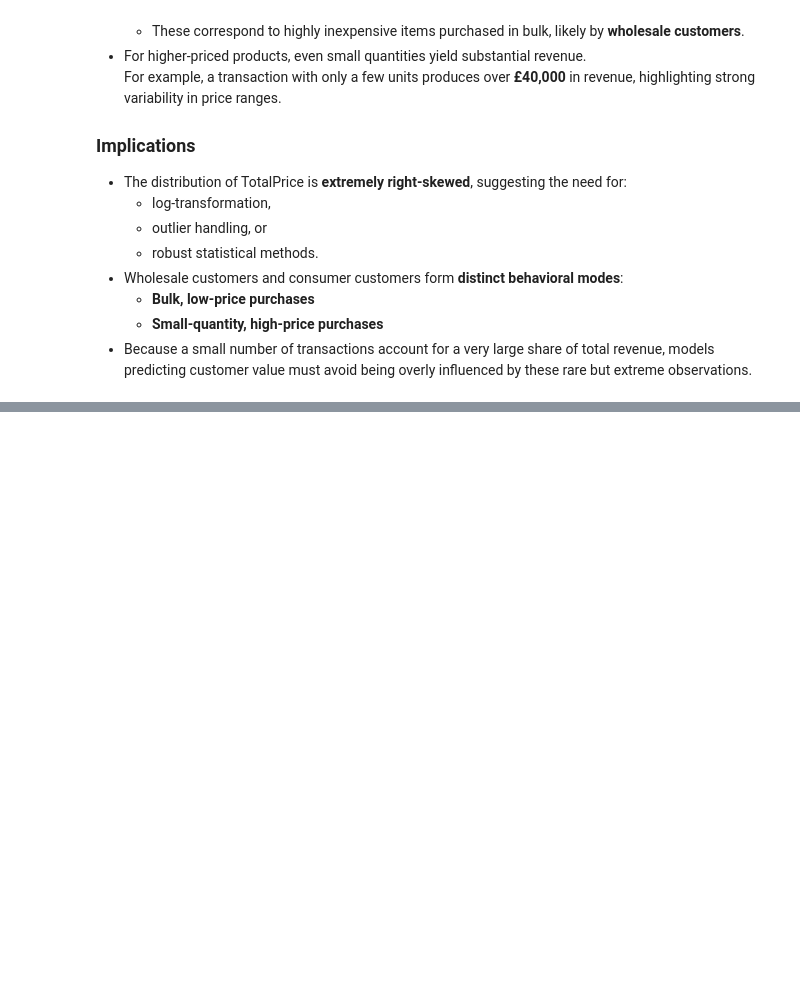
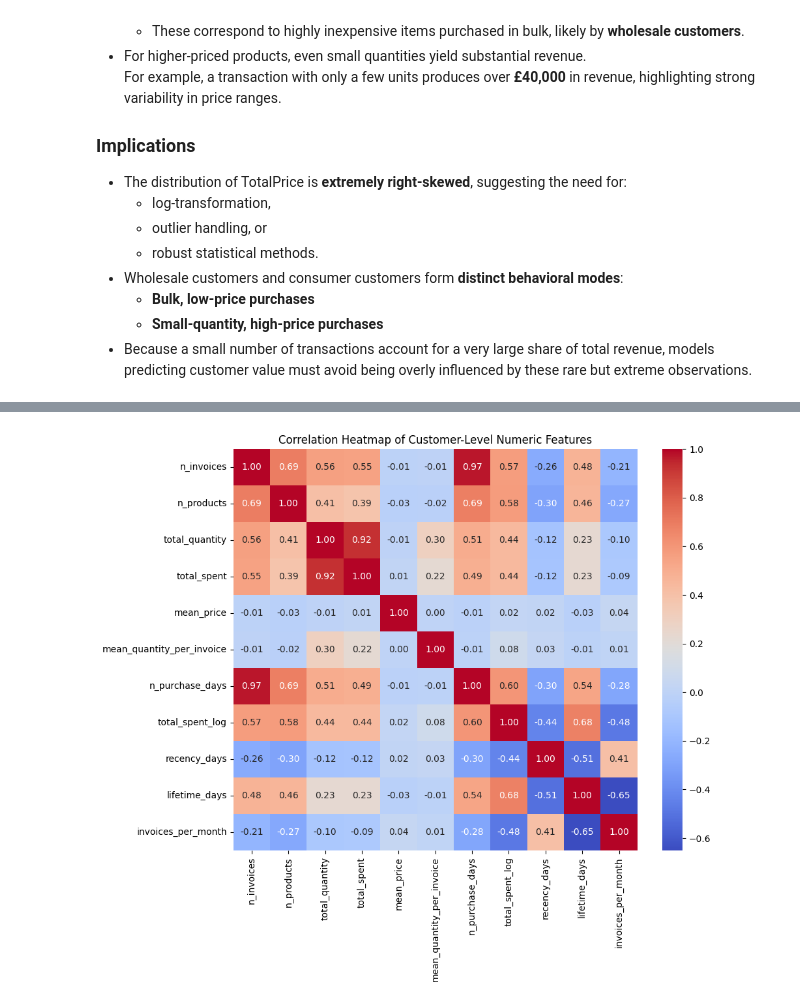
Before and after one commit to jz024/online_retail, a Jupyter notebook: final_project.ipynb, the cells around one changed output, grey strips where cells are left out. Saved outputs shown, nothing was run; the diff lists cells and outputs as text; code cells hidden in the pictures; blank space fills up the shorter version.

```diff
--- a/final_project.ipynb
+++ b/final_project.ipynb
@@ -158,2 +161,4 @@ df["InvoiceMonth"] = df["InvoiceDate"].dt.to_period("M")
 # %%
-df["InvoiceDateOnly"] = df["InvoiceDate"].dt.date
+df_clean["InvoiceDateOnly"] = df_clean["InvoiceDate"].dt.date
+# %%
+df_clean["InvoiceMonth"] = df_clean["InvoiceDate"].dt.to_period("M")
@@ -520,0 +581,26 @@ df.plot.scatter(x="Quantity", y="TotalPrice", alpha=0.3, figsize=(6,4))
+# %%
+reference_date = df_clean["InvoiceDate"].max()
+
+customer_agg = df_clean.groupby("CustomerID").agg(
+    last_purchase_date=("InvoiceDate", "max"),
+    first_purchase_date=("InvoiceDate", "min"),
+    n_invoices=("InvoiceNo", "nunique"),
+    n_products=("StockCode", "nunique"),
+    total_quantity=("Quantity", "sum"),
+    total_spent=("TotalPrice", "sum"),
+    mean_price=("UnitPrice", "mean"),
+    mean_quantity_per_invoice=("Quantity", "mean"),
+    n_purchase_days=("InvoiceDate", lambda x: x.dt.date.nunique())
+)
+
+customer_agg["total_spent_log"] = np.log1p(customer_agg["total_spent"])
+
+customer_agg["recency_days"] = (reference_date - customer_agg["last_purchase_date"]).dt.days
+
+customer_agg["lifetime_days"] = (
+    customer_agg["last_purchase_date"] - customer_agg["first_purchase_date"]
+).dt.days + 1
+
+customer_agg["invoices_per_month"] = customer_agg["n_invoices"] / (customer_agg["lifetime_days"] / 30.0)
+
+customer_agg.head()
@@ -520,0 +615,16 @@ df.plot.scatter(x="Quantity", y="TotalPrice", alpha=0.3, figsize=(6,4))
+# %%
+import matplotlib.pyplot as plt
+import seaborn as sns
+
+numeric_features = customer_agg.select_dtypes(include=['int64', 'float64'])
+plt.figure(figsize=(10,8))
+sns.heatmap(
+    numeric_features.corr(),
+    cmap="coolwarm",
+    annot=True,
+    fmt=".2f",
+)
+plt.title("Correlation Heatmap of Customer-Level Numeric Features")
+plt.show()
+# %% [output]
+[figure, added]
```
Also changed, not shown: parts of 75 cells of this notebook.
